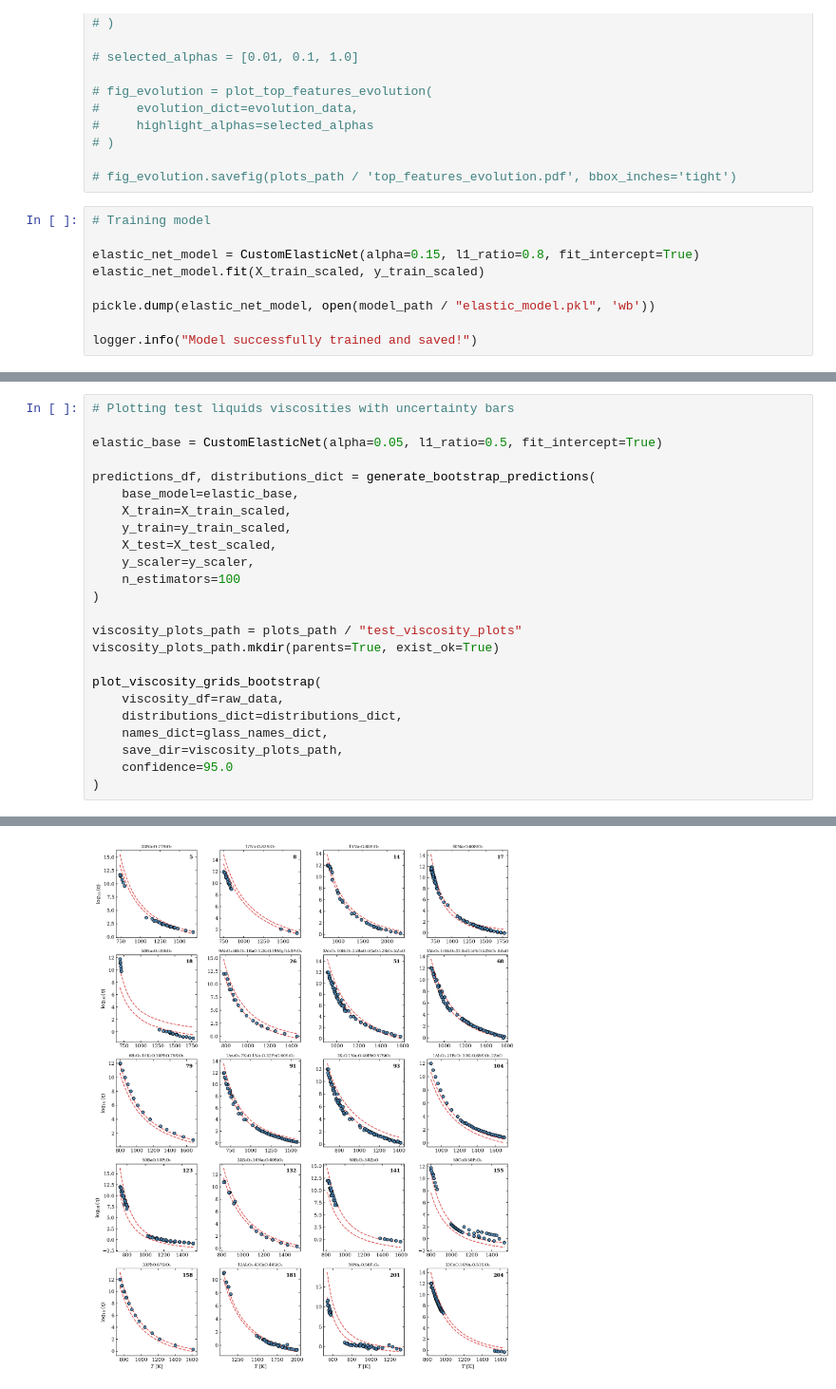
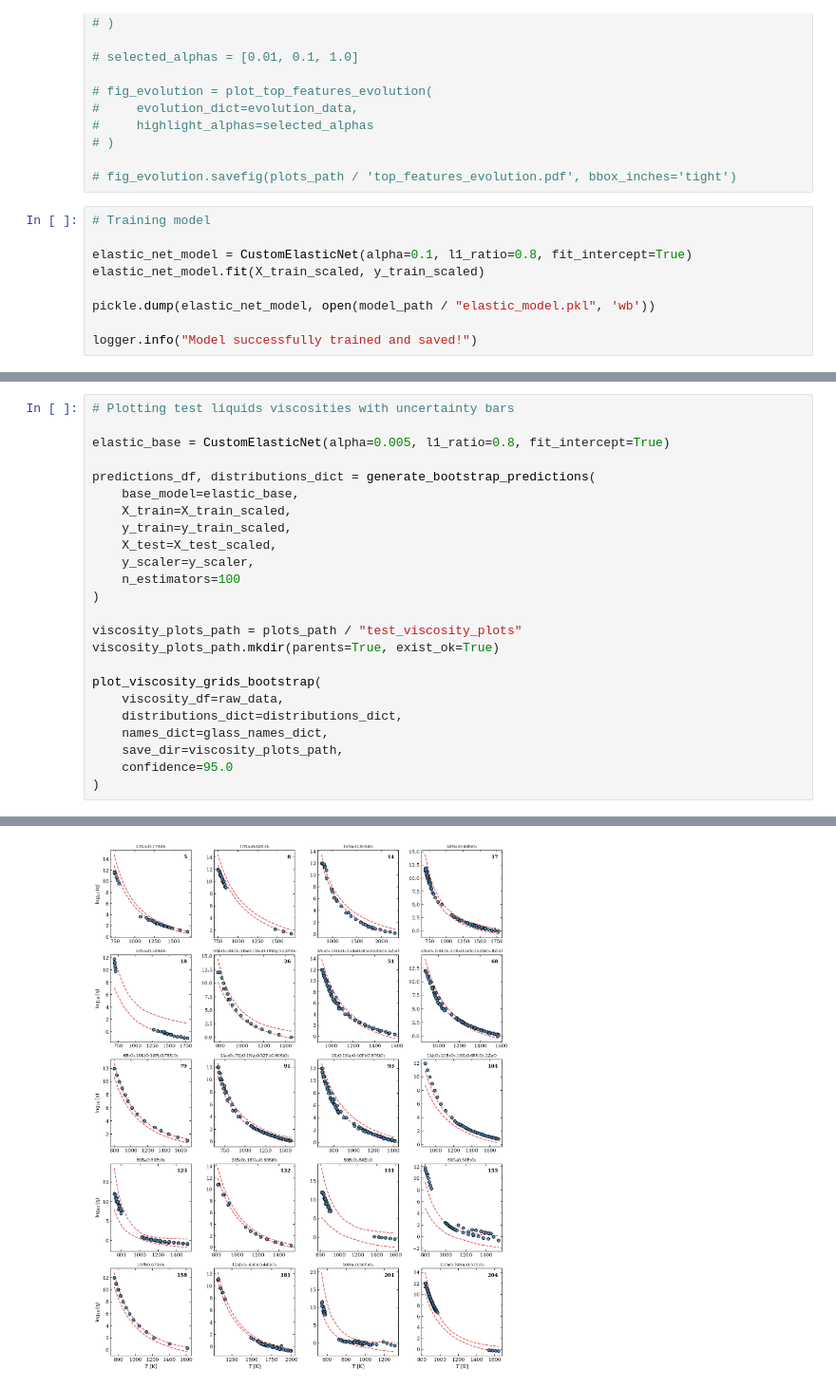
Before and after one commit to R3sten/glass_dynamics, a Jupyter notebook: notebooks/analysis/06_elastic_net_analysis.ipynb, the cells around one changed output, grey strips where cells are left out. Shown at 95% size. Saved outputs shown, nothing was run; the diff lists cells and outputs as text.

Commit message:
Rivista l'analisi di elastic net; aggiunto qualche grafico nel capitolo 3

```diff
--- a/notebooks/analysis/06_elastic_net_analysis.ipynb
+++ b/notebooks/analysis/06_elastic_net_analysis.ipynb
@@ -253,7 +344,7 @@ fig_importance.savefig(plots_path / 'features_importance_elastic_no_zeroes.pdf',
 # %%
 # Training model
 
-elastic_net_model = CustomElasticNet(alpha=0.15, l1_ratio=0.8, fit_intercept=True)
+elastic_net_model = CustomElasticNet(alpha=0.1, l1_ratio=0.8, fit_intercept=True)
 elastic_net_model.fit(X_train_scaled, y_train_scaled)
 
 pickle.dump(elastic_net_model, open(model_path / "elastic_model.pkl", 'wb'))
@@ -358,7 +451,7 @@ fig_distance.savefig(plots_path / 'distance_plot.pdf', bbox_inches='tight')
 # %%
 # Plotting test liquids viscosities with uncertainty bars
 
-elastic_base = CustomElasticNet(alpha=0.05, l1_ratio=0.5, fit_intercept=True)
+elastic_base = CustomElasticNet(alpha=0.005, l1_ratio=0.8, fit_intercept=True)
 
 predictions_df, distributions_dict = generate_bootstrap_predictions(
     base_model=elastic_base,
@@ -385 +478 @@ plot_viscosity_grids_bootstrap(
-[figure, old version]
+[figure, new version]
```
Also changed, not shown: parts of 16 cells of this notebook, 49 other files.
